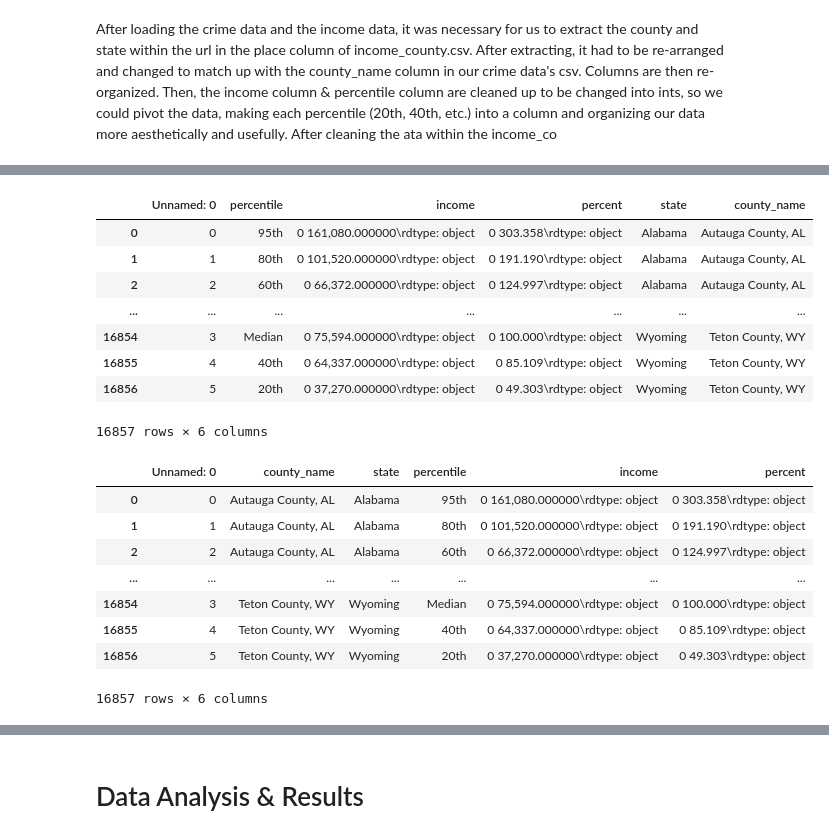
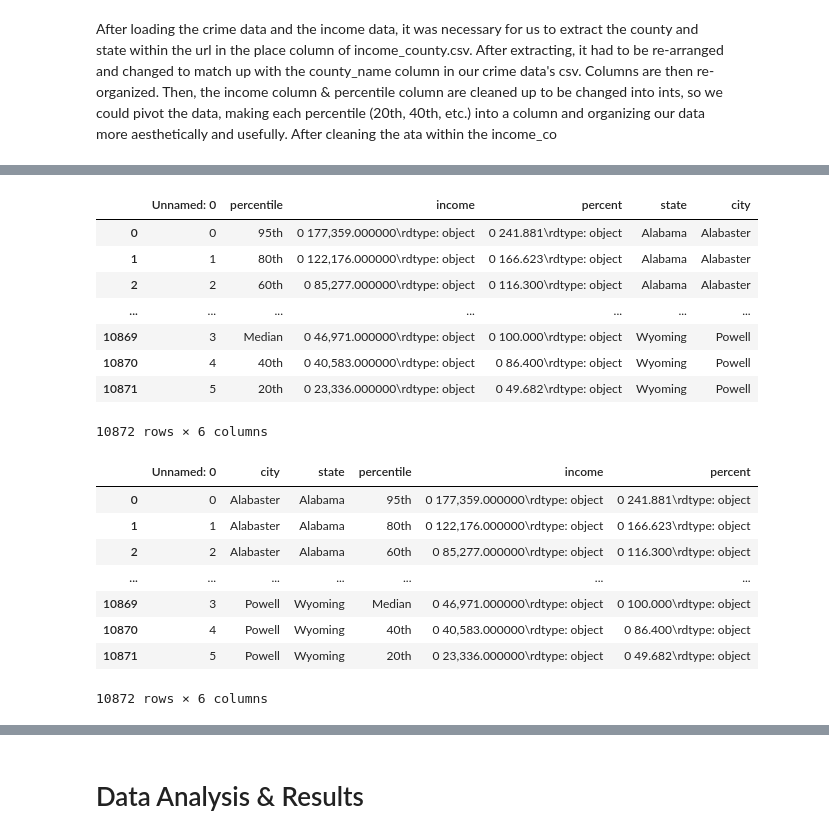
Before and after one commit to ewinterstorm/cogs108_finalproject, a Jupyter notebook: FinalProject.ipynb, the cells around one changed output, grey strips where cells are left out. Cells and saved outputs as stored; diff of their text form; code cells hidden in the pictures.

```diff
--- a/FinalProject.ipynb
+++ b/FinalProject.ipynb
@@ -398,6 +396,6 @@ df_crime
 # %%
 # Load income data
-df_county_income = pd.read_csv('income_county.csv')
-df_county_income
+df_income = pd.read_csv('economic_data.csv')
+df_income
 # %% [output]
 |  | Unnamed: 0 | place | percentile | income | percent |
@@ -412,6 +410,5 @@ df_county_income
 # %%
-# Extract county and state from url
-df_county_income['countystate'] = df_county_income['place'].str.extract("county/(.*)/")
-df_county_income['countystate'] = df_county_income['countystate'].str.replace("/", ",")
-df_county_income['countystate']
+# Extract city and state from url
+df_income['citystate'] = df_income['place'].str.extract("place/(.*)/")
+df_income['citystate']
 # %% [output]
@@ -452,7 +423,7 @@ Name: county, Length: 16857, dtype: object
 # %%
 # Extract state
-df_county_income['state'] = df_county_income['countystate'].str.extract("(.*),")
-df_county_income['state']
+df_income['state'] = df_income['citystate'].str.extract("(.*)/")
+df_income['state']
 # %% [output]
 0        Alabama
 1        Alabama
@@ -545,0 +436,4 @@ df_county_income
+# %%
+# Extract city
+df_income['city'] = df_income['citystate'].str.extract("/(.*)")
+df_income['city']
@@ -546,30 +449,30 @@ df_county_income
 # %%
-# Remove unneeded columns
-df_county_income = df_county_income.drop(['place', 'countystate', 'county', 'state_abbrev'], axis=1)
-df_county_income
+# Remove place and citystate columns
+df_income = df_income.drop(['place', 'citystate'], axis=1)
+df_income
 # %% [output]
-|  | Unnamed: 0 | percentile | income | percent | state | county_name |
-| 0 | 0 | 95th | 0 161,080.000000\rdtype: object | 0 303.358\rdtype: object | Alabama | Autauga County, AL |
-| 1 | 1 | 80th | 0 101,520.000000\rdtype: object | 0 191.190\rdtype: object | Alabama | Autauga County, AL |
-| 2 | 2 | 60th | 0 66,372.000000\rdtype: object | 0 124.997\rdtype: object | Alabama | Autauga County, AL |
+|  | Unnamed: 0 | percentile | income | percent | state | city |
+| 0 | 0 | 95th | 0 177,359.000000\rdtype: object | 0 241.881\rdtype: object | Alabama | Alabaster |
+| 1 | 1 | 80th | 0 122,176.000000\rdtype: object | 0 166.623\rdtype: object | Alabama | Alabaster |
+| 2 | 2 | 60th | 0 85,277.000000\rdtype: object | 0 116.300\rdtype: object | Alabama | Alabaster |
 | ... | ... | ... | ... | ... | ... | ... |
-| 16854 | 3 | Median | 0 75,594.000000\rdtype: object | 0 100.000\rdtype: object | Wyoming | Teton County, WY |
-| 16855 | 4 | 40th | 0 64,337.000000\rdtype: object | 0 85.109\rdtype: object | Wyoming | Teton County, WY |
-| 16856 | 5 | 20th | 0 37,270.000000\rdtype: object | 0 49.303\rdtype: object | Wyoming | Teton County, WY |
+| 10869 | 3 | Median | 0 46,971.000000\rdtype: object | 0 100.000\rdtype: object | Wyoming | Powell |
+| 10870 | 4 | 40th | 0 40,583.000000\rdtype: object | 0 86.400\rdtype: object | Wyoming | Powell |
+| 10871 | 5 | 20th | 0 23,336.000000\rdtype: object | 0 49.682\rdtype: object | Wyoming | Powell |
-16857 rows × 6 columns
+10872 rows × 6 columns
 # %%
 # Reorder columns
-df_county_income = df_county_income[['Unnamed: 0', 'county_name', 'state', 'percentile', 'income', 'percent']]
-df_county_income
+df_income = df_income[['Unnamed: 0', 'city', 'state', 'percentile', 'income', 'percent']]
+df_income
 # %% [output]
-|  | Unnamed: 0 | county_name | state | percentile | income | percent |
-| 0 | 0 | Autauga County, AL | Alabama | 95th | 0 161,080.000000\rdtype: object | 0 303.358\rdtype: object |
-| 1 | 1 | Autauga County, AL | Alabama | 80th | 0 101,520.000000\rdtype: object | 0 191.190\rdtype: object |
-| 2 | 2 | Autauga County, AL | Alabama | 60th | 0 66,372.000000\rdtype: object | 0 124.997\rdtype: object |
+|  | Unnamed: 0 | city | state | percentile | income | percent |
+| 0 | 0 | Alabaster | Alabama | 95th | 0 177,359.000000\rdtype: object | 0 241.881\rdtype: object |
+| 1 | 1 | Alabaster | Alabama | 80th | 0 122,176.000000\rdtype: object | 0 166.623\rdtype: object |
+| 2 | 2 | Alabaster | Alabama | 60th | 0 85,277.000000\rdtype: object | 0 116.300\rdtype: object |
 | ... | ... | ... | ... | ... | ... | ... |
-| 16854 | 3 | Teton County, WY | Wyoming | Median | 0 75,594.000000\rdtype: object | 0 100.000\rdtype: object |
-| 16855 | 4 | Teton County, WY | Wyoming | 40th | 0 64,337.000000\rdtype: object | 0 85.109\rdtype: object |
-| 16856 | 5 | Teton County, WY | Wyoming | 20th | 0 37,270.000000\rdtype: object | 0 49.303\rdtype: object |
+| 10869 | 3 | Powell | Wyoming | Median | 0 46,971.000000\rdtype: object | 0 100.000\rdtype: object |
+| 10870 | 4 | Powell | Wyoming | 40th | 0 40,583.000000\rdtype: object | 0 86.400\rdtype: object |
+| 10871 | 5 | Powell | Wyoming | 20th | 0 23,336.000000\rdtype: object | 0 49.682\rdtype: object |
-16857 rows × 6 columns
+10872 rows × 6 columns
 # %%
 # Remove zeroes in income and percent columns
```
Also changed, not shown: parts of 17 cells of this notebook.
